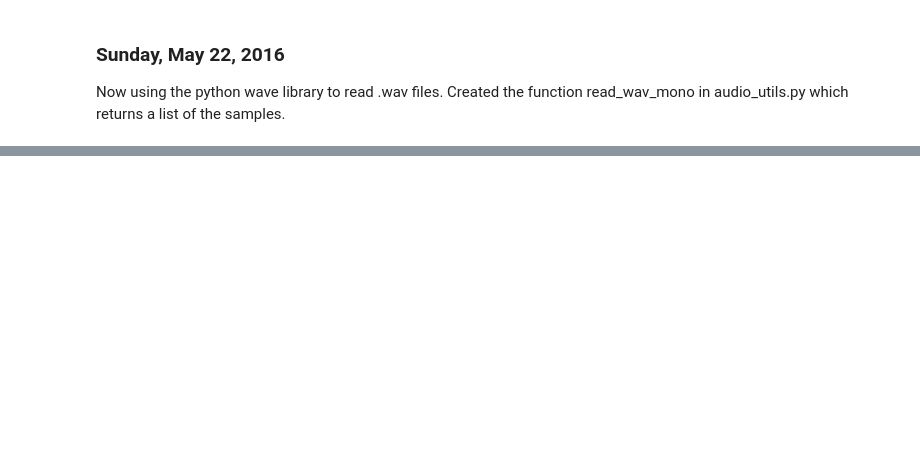
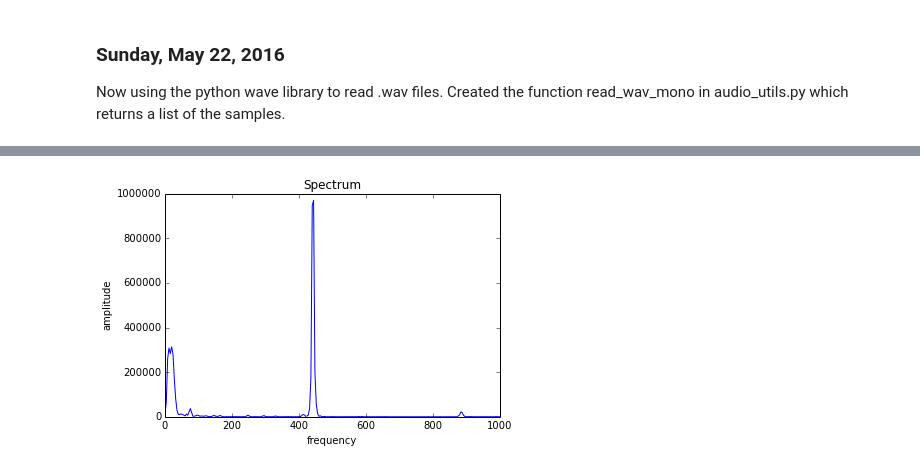
Before and after one commit to bertschingert/cs328-final, a Jupyter notebook: CS328-Final-Lab-Notebook.ipynb, the cells around one changed output, grey strips where cells are left out. Drawn from its saved outputs; the diff is of its cells as text; code cells hidden in the pictures; blank space fills up the shorter version.

```diff
--- a/CS328-Final-Lab-Notebook.ipynb
+++ b/CS328-Final-Lab-Notebook.ipynb
@@ -92 +90,7 @@ au.graph_signal(f[:5000])
+# %%
+w = ap.hann_window(chunk)
+s = fft.rfft(w)
+au.graph_fft(s, 1000)
+# %% [output]
+[figure, added]
 # %%
```
Also changed, not shown: parts of 9 cells of this notebook, 2 other files.
